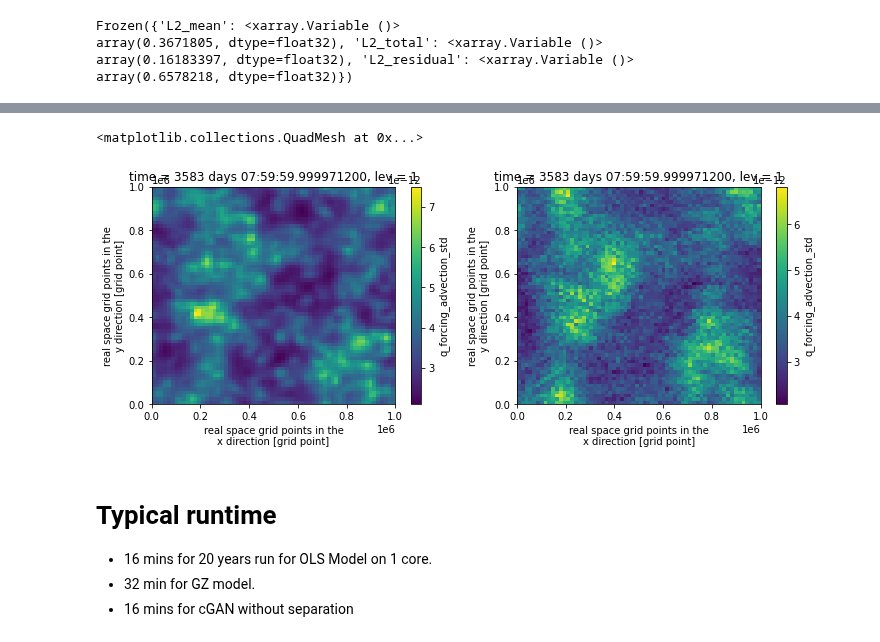
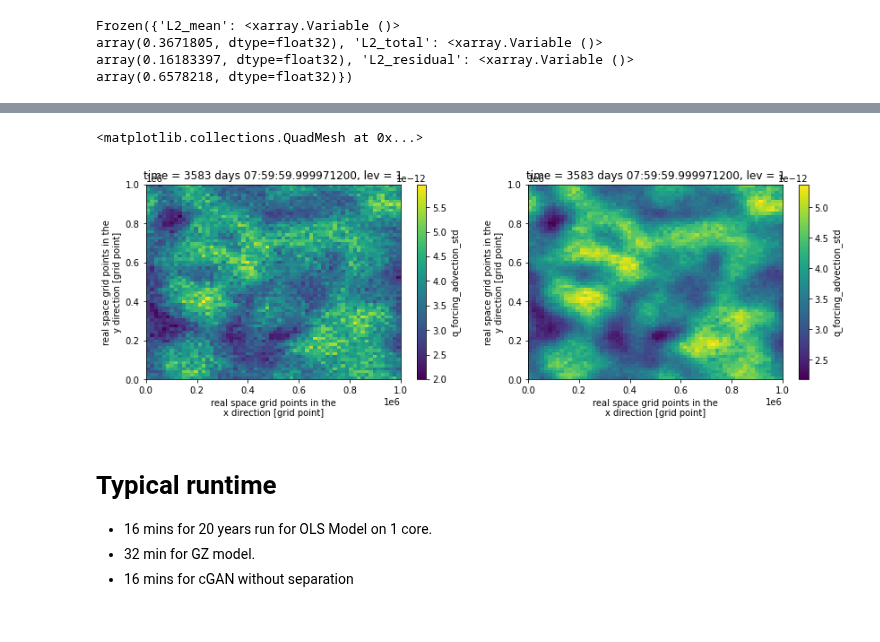
Before and after one commit to m2lines/pyqg_generative, a Jupyter notebook: notebooks/parameterization.ipynb, the cells around one changed output, grey strips where cells are left out. Cells and saved outputs as stored; diff of their text form; code cells hidden in the pictures.

Commit message:
Regression parameter in CGAN

```diff
--- a/notebooks/parameterization.ipynb
+++ b/notebooks/parameterization.ipynb
@@ -153,9 +152,9 @@ array(0.3671805, dtype=float32), 'L2_total': <xarray.Variable ()>
 array(0.16183397, dtype=float32), 'L2_residual': <xarray.Variable ()>
 array(0.6578218, dtype=float32)})
 # %%
-model = CGANModel()
-model.fit(ds_train, ds_test, num_epochs=10)
-cgan = model.test_offline(ds_test)
-cgan[['L2_mean', 'L2_total', 'L2_residual']].variables
+model = CGANRegression(regression=None)
+model.fit(ds_train, ds_test, num_epochs=5)
+cgan_none = model.test_offline(ds_test)
+cgan_none[['L2_mean', 'L2_total', 'L2_residual']].variables
 # %% [output]
 Training starts on device Quadro RTX 8000, number of samples 21500
@@ -178,7 +172,7 @@ array(0.15846579, dtype=float32)})
 # %%
-model = CGANRegression()
-model.fit(ds_train, ds_test, num_epochs=10)
-cgan_regression = model.test_offline(ds_test)
-cgan_regression[['L2_mean', 'L2_total', 'L2_residual']].variables
+model = CGANRegression(regression='full_loss')
+model.fit(ds_train, ds_test, num_epochs=5)
+cgan_full = model.test_offline(ds_test)
+cgan_full[['L2_mean', 'L2_total', 'L2_residual']].variables
 # %% [output]
 Training starts on device Quadro RTX 8000, number of samples 21500
@@ -204,0 +196,5 @@ array(0.20198695, dtype=float32)})
+# %%
+model = CGANRegression(regression='residual_loss')
+model.fit(ds_train, ds_test, num_epochs=5)
+cgan_residual = model.test_offline(ds_test)
+cgan_residual[['L2_mean', 'L2_total', 'L2_residual']].variables
@@ -235,12 +264,12 @@ plt.legend()
 # %%
-plt.figure(figsize=(12,4))
+plt.figure(figsize=(14,4))
 plt.subplot(1,2,1)
-meanvar.q_forcing_advection_std.isel(run=0, time=-1, lev=0).plot()
+cgan_residual.q_forcing_advection_std.isel(run=0, time=-1, lev=0).plot()
 plt.subplot(1,2,2)
-cgan_regression_100.q_forcing_advection_std.isel(run=0, time=-1, lev=0).plot()
+cgan_residual_1000.q_forcing_advection_std.isel(run=0, time=-1, lev=0).plot()
 # %% [output]
 <matplotlib.collections.QuadMesh at 0x...>
-[figure, old version]
+[figure, new version]
 # %% [markdown]
 # Typical runtime
 - 16 mins for 20 years run for OLS Model on 1 core.
```
Also changed, not shown: parts of 12 cells of this notebook, 3 other files.
